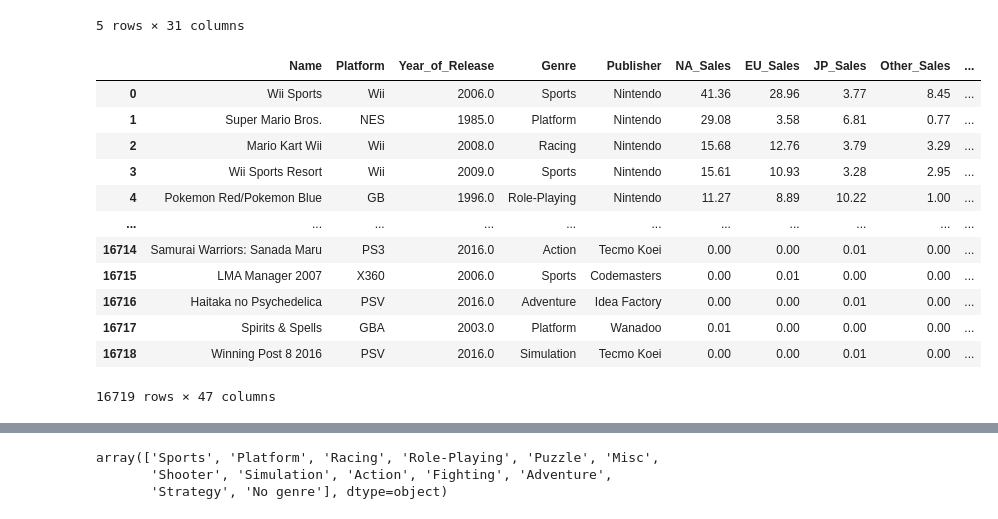
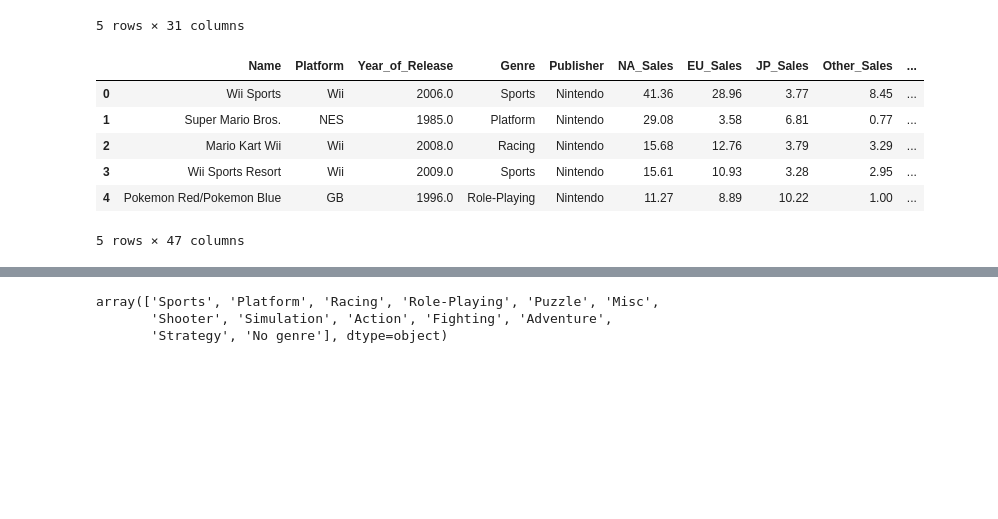
Before and after one commit to Kirik00714/nordic_data_science, a Jupyter notebook: Lesson25/Homework/HomeWork.ipynb, the cells around one changed output, grey strips where cells are left out. Drawn from its saved outputs; the diff is of its cells as text; code cells hidden in the pictures; blank space fills up the shorter version.

```diff
--- a/Lesson25/Homework/HomeWork.ipynb
+++ b/Lesson25/Homework/HomeWork.ipynb
@@ -141,5 +134,7 @@ array(['8', nan, '8.3', '8.5', '6.6', '8.4', '8.6', '7.7', '6.3', '7.4',
       dtype=object)
 # %%
 df_sales.loc[df_sales['User_Score']=='tbd', 'User_Score'] = 0
+# %%
+df_sales.loc[df_sales['User_Score']=='nan', 'User_Score'] = 0
 # %%
 df_sales['User_Score'] = df_sales['User_Score'].astype(float)
@@ -273,21 +236,15 @@ pl_df.head()
 df_sales_ = pd.concat((df_sales, pl_df),
                          axis=1)
 # %%
-df_sales_
+df_sales_.head()
 # %% [output]
 |  | Name | Platform | Year_of_Release | Genre | Publisher | NA_Sales | EU_Sales | JP_Sales | Other_Sales | ... |
 | 0 | Wii Sports | Wii | 2006.0 | Sports | Nintendo | 41.36 | 28.96 | 3.77 | 8.45 | ... |
 | 1 | Super Mario Bros. | NES | 1985.0 | Platform | Nintendo | 29.08 | 3.58 | 6.81 | 0.77 | ... |
 | 2 | Mario Kart Wii | Wii | 2008.0 | Racing | Nintendo | 15.68 | 12.76 | 3.79 | 3.29 | ... |
 | 3 | Wii Sports Resort | Wii | 2009.0 | Sports | Nintendo | 15.61 | 10.93 | 3.28 | 2.95 | ... |
 | 4 | Pokemon Red/Pokemon Blue | GB | 1996.0 | Role-Playing | Nintendo | 11.27 | 8.89 | 10.22 | 1.00 | ... |
-| ... | ... | ... | ... | ... | ... | ... | ... | ... | ... | ... |
-| 16714 | Samurai Warriors: Sanada Maru | PS3 | 2016.0 | Action | Tecmo Koei | 0.00 | 0.00 | 0.01 | 0.00 | ... |
-| 16715 | LMA Manager 2007 | X360 | 2006.0 | Sports | Codemasters | 0.00 | 0.01 | 0.00 | 0.00 | ... |
-| 16716 | Haitaka no Psychedelica | PSV | 2016.0 | Adventure | Idea Factory | 0.00 | 0.00 | 0.01 | 0.00 | ... |
-| 16717 | Spirits & Spells | GBA | 2003.0 | Platform | Wanadoo | 0.01 | 0.00 | 0.00 | 0.00 | ... |
-| 16718 | Winning Post 8 2016 | PSV | 2016.0 | Simulation | Tecmo Koei | 0.00 | 0.00 | 0.01 | 0.00 | ... |
-16719 rows × 47 columns
+5 rows × 47 columns
 # %%
 df_sales_ = pd.get_dummies(df_sales_,
                columns=['Platform'])
```
Also changed, not shown: parts of 15 cells of this notebook, 23 other files.
